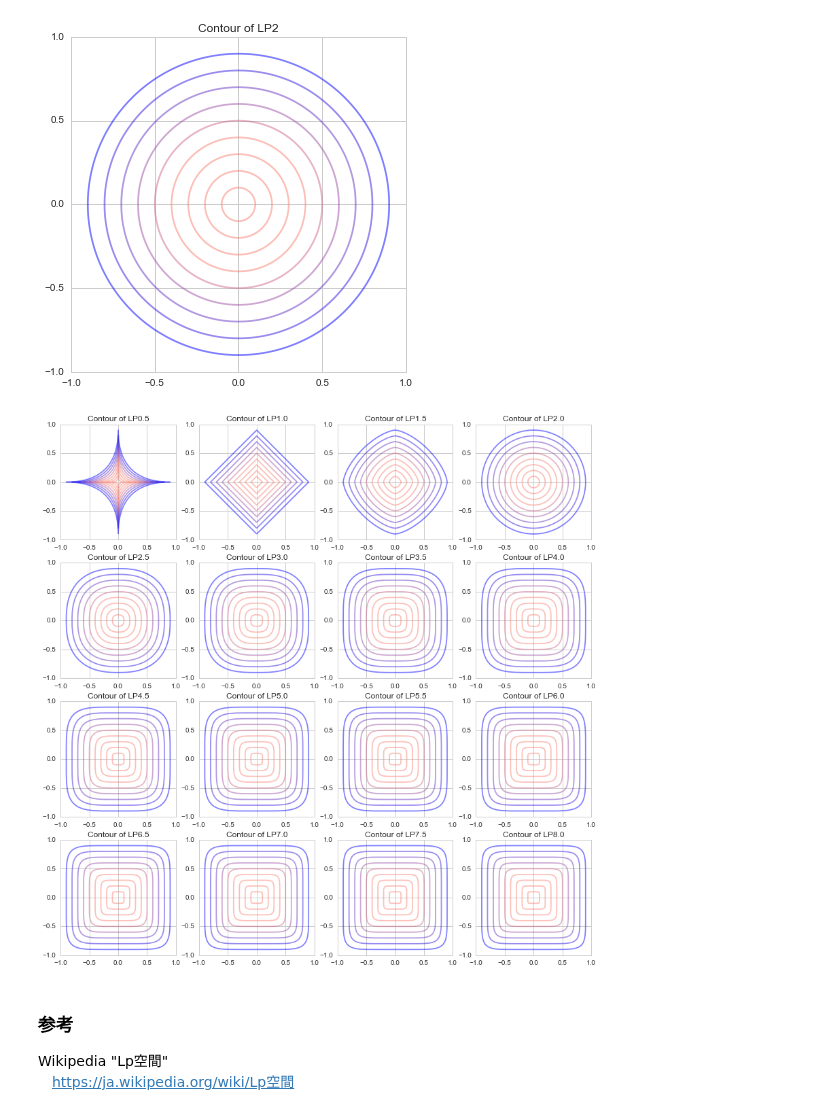
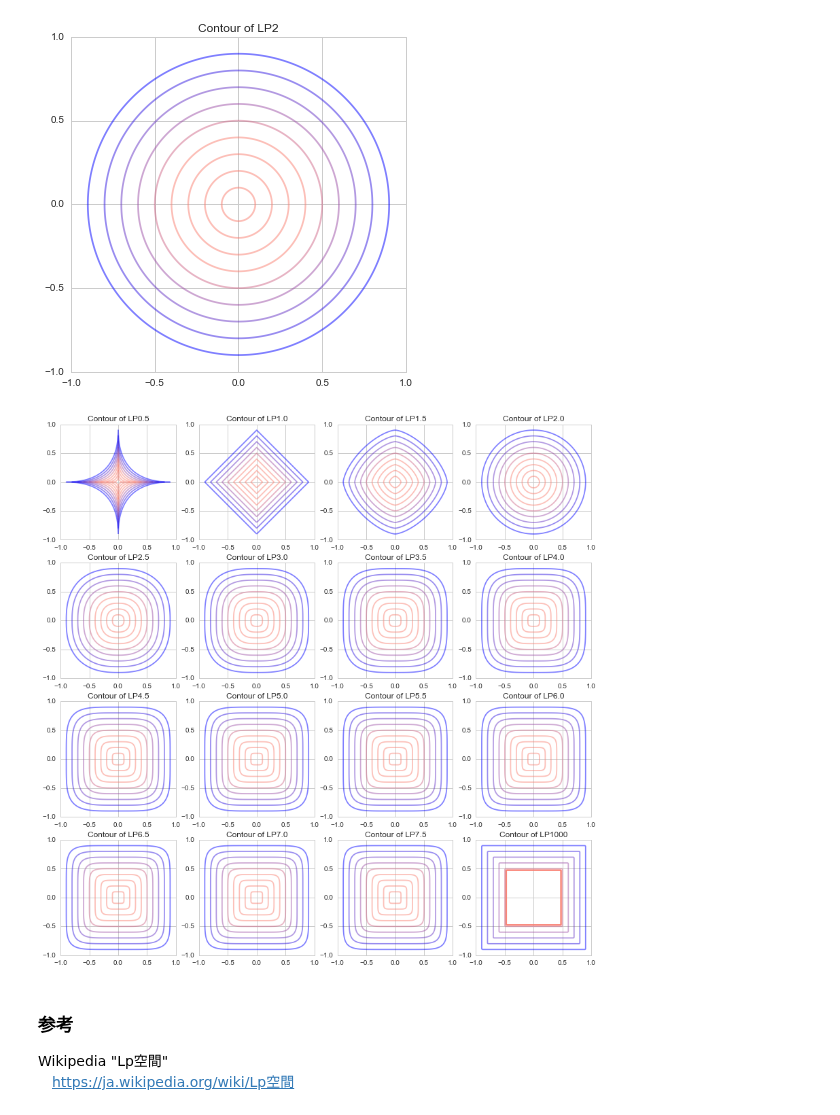
Before and after one commit to matsuken92/Qiita_Contents, a Jupyter notebook: General/LP-Norm.ipynb, the cells around one changed output. Cells and saved outputs as stored; diff of their text form; code cells hidden in the pictures.

```diff
--- a/General/LP-Norm.ipynb
+++ b/General/LP-Norm.ipynb
@@ -50,12 +50,13 @@ for lp in xrange(2):
 # %%
 fig =plt.figure(figsize=(14,14))
 size = 4
 for i in range(size**2):
     lp = 0.5*(i+1)
     plt.subplot(size, size, i+1)
+    lp = 1000 if lp == 8.0 else lp
     draw_lp_contour(LP, lp, (-1, 1),(-1, 1))
 # %% [output]
-[figure, old version]
+[figure, new version]
 # %% [markdown]
 ### 参考
 Wikipedia "Lp空間"<br>
```
